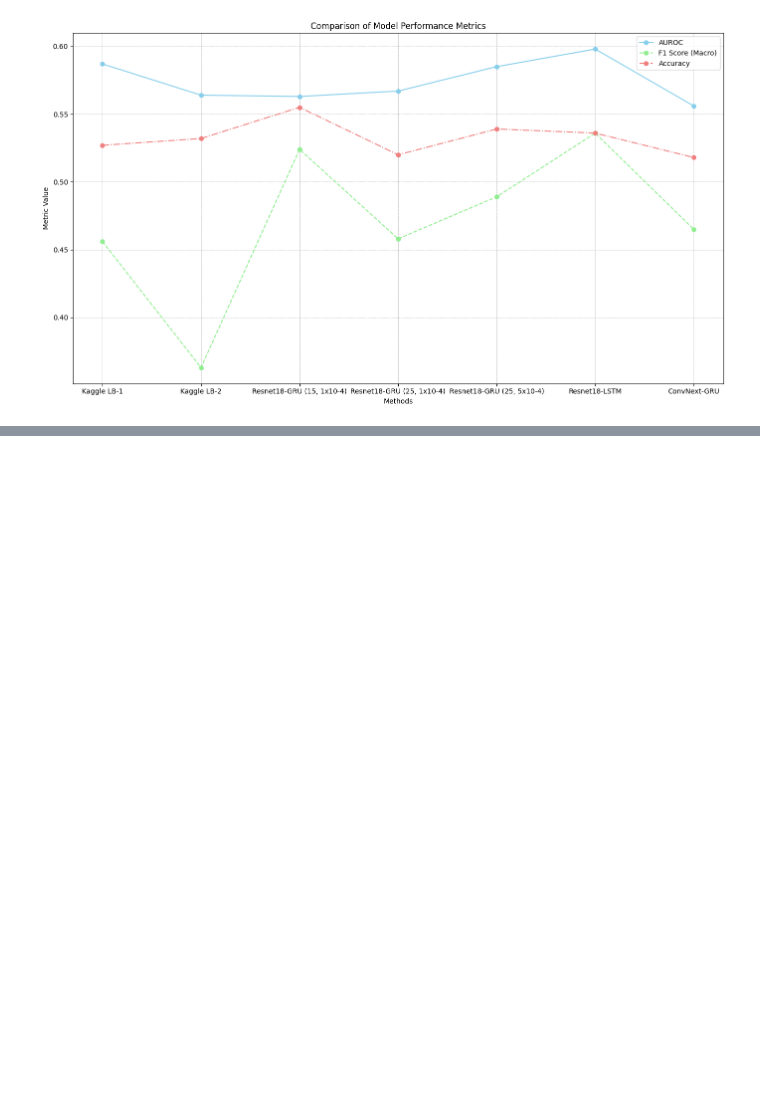
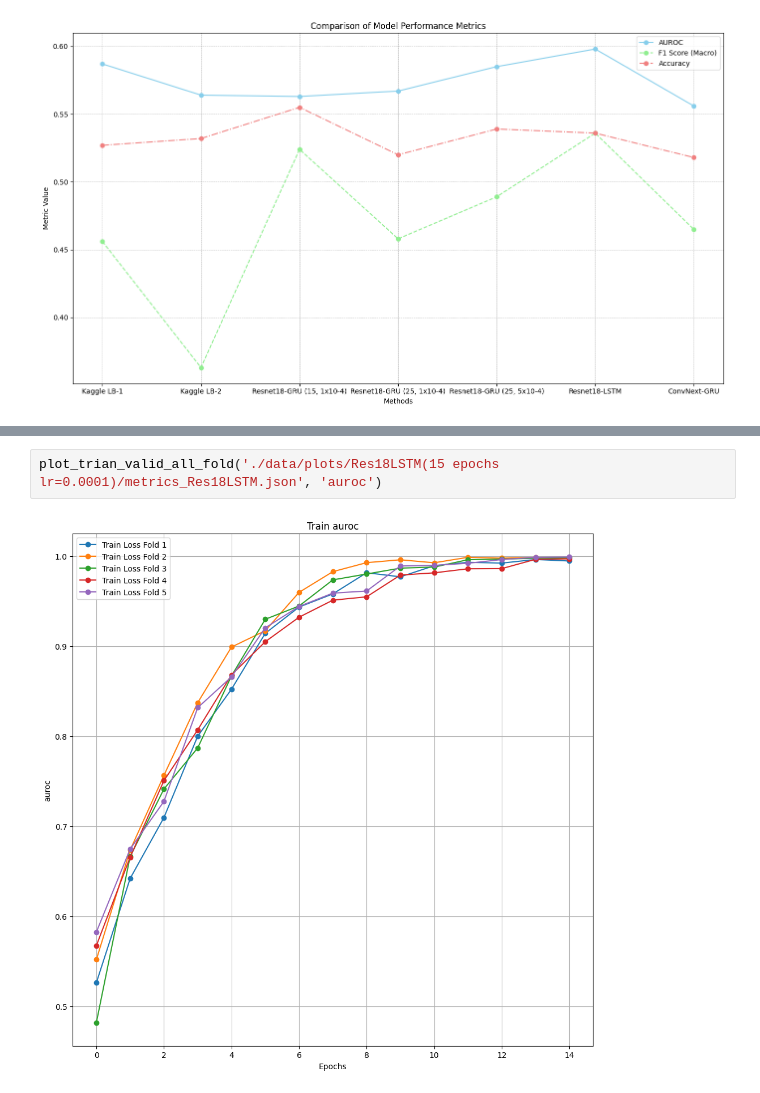
Before and after one commit to KaranjotVendal/rsna, a Jupyter notebook: Untitled.ipynb, the cells around one changed output, grey strips where cells are left out. Drawn from its saved outputs; the diff is of its cells as text; blank space fills up the shorter version.

```diff
--- a/Untitled.ipynb
+++ b/Untitled.ipynb
@@ -1367,0 +1461,4 @@ plt.show()
+# %%
+plot_trian_valid_all_fold('./data/plots/Res18LSTM(15 epochs lr=0.0001)/metrics_Res18LSTM.json', 'auroc')
+# %% [output]
+[figure, added]
```
Also changed, not shown: parts of 8 cells of this notebook, 7 other files.
